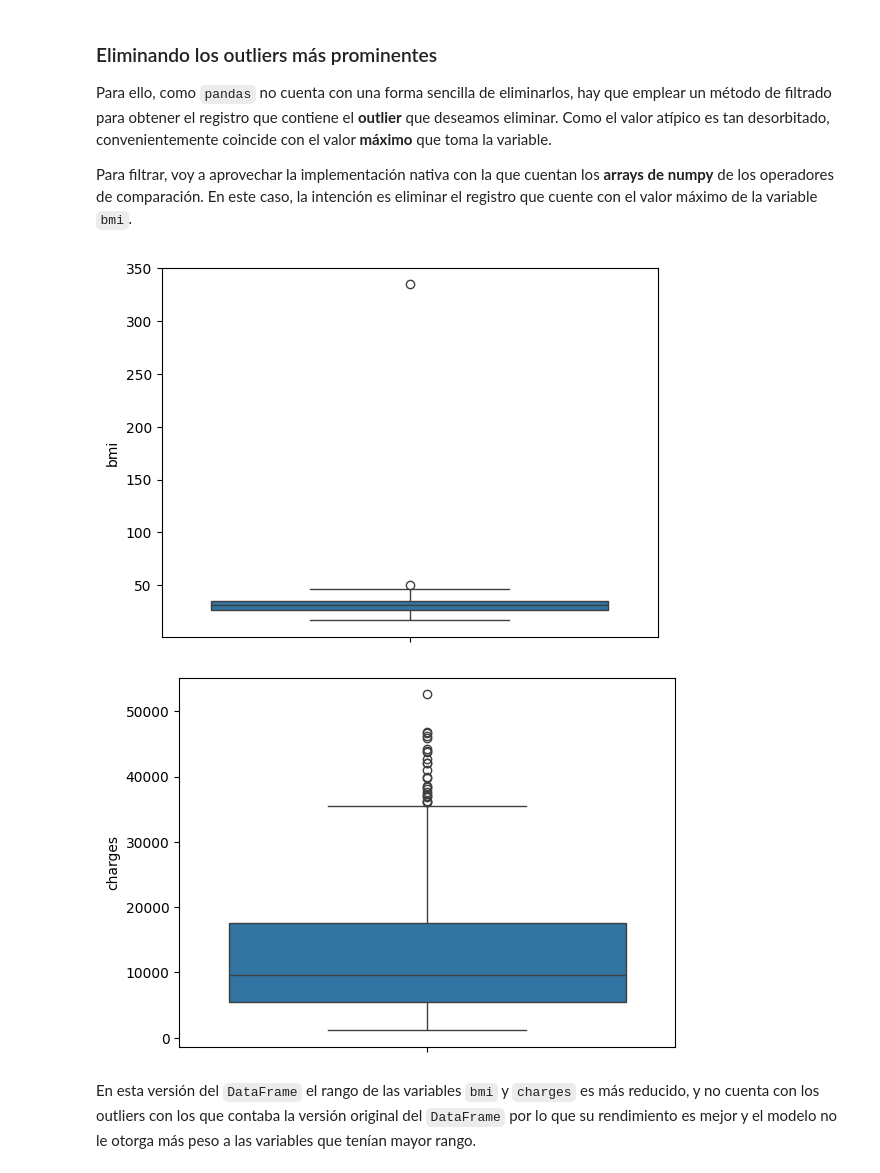
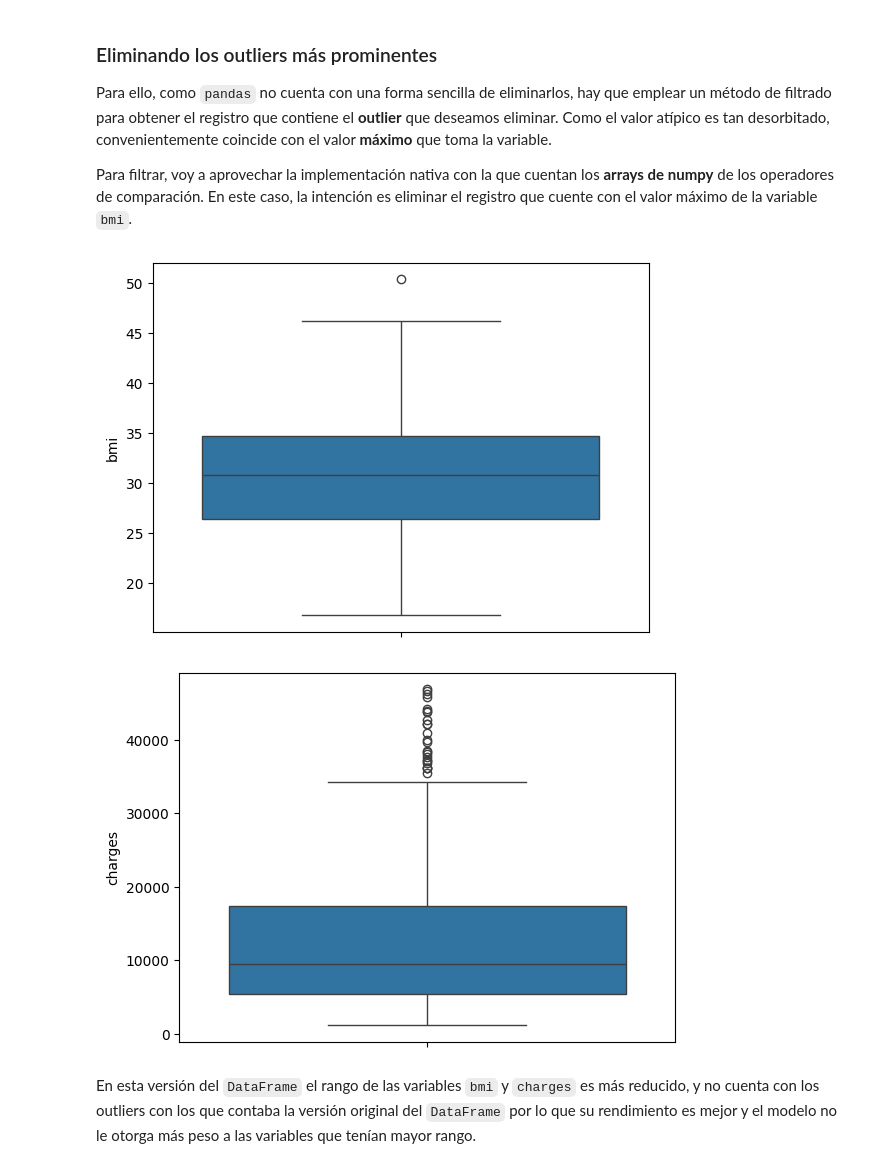
Before and after one commit to m0xn/ensurance-lr, a Jupyter notebook: actividades/proyecto-final.ipynb, the cells around one changed output. Drawn from its saved outputs; the diff is of its cells as text; code cells hidden in the pictures.

Commit message:
Finished outlier treatment

```diff
--- a/actividades/proyecto-final.ipynb
+++ b/actividades/proyecto-final.ipynb
@@ -267,11 +259,19 @@ df_out_first = df.drop(charges_outlier_idx)
+# %%
+# Dropeo de los registros con los outliers más prominentes en las columnas 'bmi' y 'charges'
+bmi_out = np.where(df['bmi'] == df['bmi'].max())[0]
+charges_out = np.where(df['charges'] == df['charges'].max())[0]
+
+outlires_idx = np.append(bmi_out, charges_out)
+
+df_out_partial = df.drop(outlires_idx)
 # %%
 # Representación de los diagramas de caja y bigote
-boxplot(df['bmi'])
+boxplot(df_out_partial['bmi'])
 show()
-boxplot(df['charges'])
+boxplot(df_out_partial['charges'])
 show()
 # %% [output]
-[figure, old version]
+[figure, new version]
-[figure, old version]
+[figure, new version]
 # %% [markdown]
 En esta versión del `DataFrame` el rango de las variables `bmi` y `charges` es más reducido, y no cuenta con los outliers con los que contaba la versión original del `DataFrame` por lo que su rendimiento es mejor y el modelo no le otorga más peso a las variables que tenían mayor rango.
```
Also changed, not shown: parts of 14 cells of this notebook.
